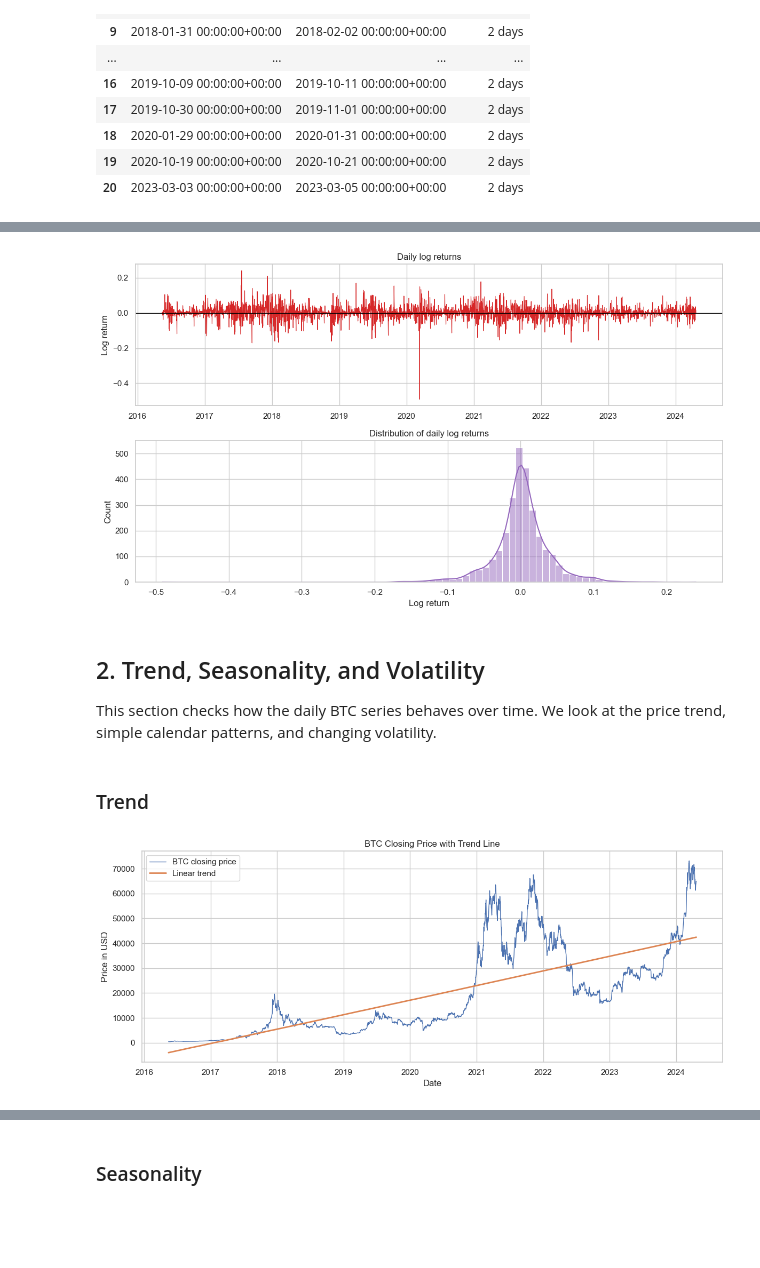
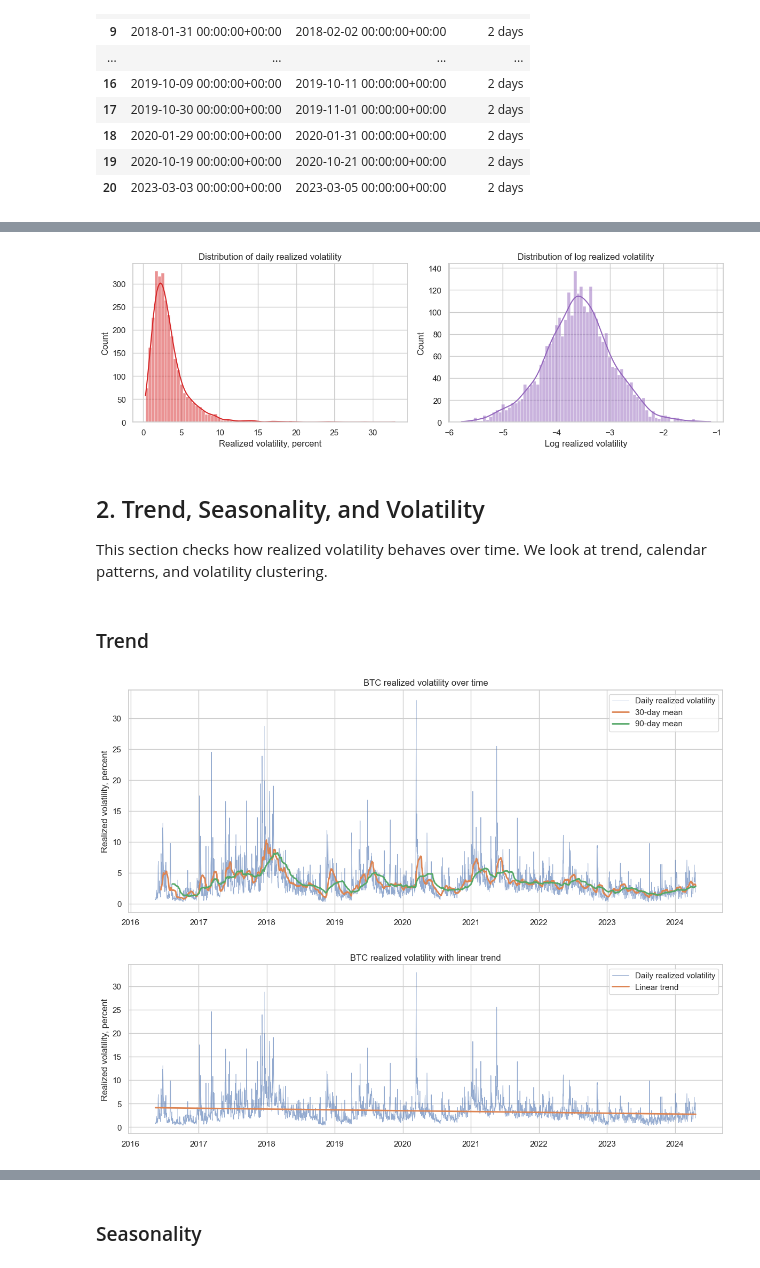
Before and after one commit to pBraxton02/LSTM_SGARCH_rr, a Jupyter notebook: EDA.ipynb, the cells around one changed output, grey strips where cells are left out. Cells and saved outputs as stored; diff of their text form; code cells hidden in the pictures; blank space fills up the shorter version.

```diff
--- a/EDA.ipynb
+++ b/EDA.ipynb
@@ -19,4 +40,5 @@ pd.options.display.float_format = "{:,.4f}".format
 # %%
-DATA_PATH = Path("data/BTC/BTC_USD_coinbase_spot_daily_features.csv")
+DAILY_DATA_PATH = Path("data/BTC/BTC_USD_coinbase_spot_daily_features.csv")
 METADATA_PATH = Path("data/BTC/BTC_USD_coinbase_spot_daily_features.metadata.json")
 SCALER_PATH = Path("data/BTC/BTC_USD_coinbase_spot_daily_features.scaler.pkl")
+RAW_5MIN_PATH = Path("data/BTC/BTC_USD_coinbase_spot_5min.csv")
@@ -23,5 +49,5 @@ SCALER_PATH = Path("data/BTC/BTC_USD_coinbase_spot_daily_features.scaler.pkl")
 # %%
-daily_scaled = pd.read_csv(DATA_PATH, parse_dates=["timestamp_utc"])
+daily_scaled = pd.read_csv(DAILY_DATA_PATH, parse_dates=["timestamp_utc"])
 
 with METADATA_PATH.open("r", encoding="utf-8") as file:
     metadata = json.load(file)
@@ -48,0 +103,13 @@ daily_full.head()
+# %%
+daily_full = daily_full.join(realized_daily, how="left")
+daily_full["target_realized_volatility_next"] = daily_full["realized_volatility"].shift(-1)
+daily_full["log_realized_volatility"] = np.log(daily_full["realized_volatility"])
+
+daily_full[[
+    "close",
+    "log_return",
+    "realized_volatility",
+    "realized_volatility_pct",
+    "target_realized_volatility_next",
+    "split",
+]].head()
@@ -211,43 +305,52 @@ plt.show()
 # %%
-fig, axes = plt.subplots(2, 1, figsize=(12, 7))
+fig, axes = plt.subplots(1, 2, figsize=(12, 4))
 
-axes[0].plot(daily.index, daily["log_return"], color="tab:red", linewidth=0.8)
-axes[0].axhline(0, color="black", linewidth=1)
-axes[0].set_title("Daily log returns")
-axes[0].set_ylabel("Log return")
+sns.histplot(daily["realized_volatility_pct"], bins=80, kde=True, ax=axes[0], color="tab:red")
+axes[0].set_title("Distribution of daily realized volatility")
+axes[0].set_xlabel("Realized volatility, percent")
 
-sns.histplot(daily["log_return"], bins=80, kde=True, ax=axes[1], color="tab:purple")
-axes[1].set_title("Distribution of daily log returns")
-axes[1].set_xlabel("Log return")
+sns.histplot(daily["log_realized_volatility"].dropna(), bins=80, kde=True, ax=axes[1], color="tab:purple")
+axes[1].set_title("Distribution of log realized volatility")
+axes[1].set_xlabel("Log realized volatility")
 
 plt.tight_layout()
 plt.show()
 # %% [output]
-[figure, old version]
+[figure, new version]
 # %% [markdown]
 ## 2. Trend, Seasonality, and Volatility
 
-This section checks how the daily BTC series behaves over time. We look at the price trend, simple calendar patterns, and changing volatility.
+This section checks how realized volatility behaves over time. We look at trend, calendar patterns, and volatility clustering.
 # %% [markdown]
 ### Trend
+# %%
+daily["realized_volatility_30d_mean"] = daily["realized_volatility"].rolling(30).mean()
+daily["realized_volatility_90d_mean"] = daily["realized_volatility"].rolling(90).mean()
+
+plt.figure(figsize=(12, 5))
+plt.plot(daily.index, daily["realized_volatility_pct"], label="Daily realized volatility", linewidth=0.7, alpha=0.6)
+plt.plot(daily.index, daily["realized_volatility_30d_mean"] * 100, label="30-day mean", linewidth=2)
+plt.plot(daily.index, daily["realized_volatility_90d_mean"] * 100, label="90-day mean", linewidth=2)
+plt.title("BTC realized volatility over time")
+plt.ylabel("Realized volatility, percent")
+plt.legend()
+plt.tight_layout()
+plt.show()
+# %% [output]
+[figure, added]
 # %%
-trend_data = daily["close"].dropna()
-
-x = np.arange(len(trend_data))
-
-trend_coef = np.polyfit(x, trend_data, 1)
+volatility_trend_data = daily["realized_volatility"].dropna()
+x = np.arange(len(volatility_trend_data))
+trend_coef = np.polyfit(x, volatility_trend_data, 1)
 trend_line = np.polyval(trend_coef, x)
 
-plt.figure(figsize=(12, 5))
-
-plt.plot(trend_data.index, trend_data, label="BTC closing price", linewidth=1)
-plt.plot(trend_data.index, trend_line, label="Linear trend", linewidth=2)
-
-plt.title("BTC Closing Price with Trend Line")
-plt.xlabel("Date")
-plt.ylabel("Price in USD")
+plt.figure(figsize=(12, 4))
+plt.plot(volatility_trend_data.index, volatility_trend_data * 100, label="Daily realized volatility", linewidth=0.7, alpha=0.6)
+plt.plot(volatility_trend_data.index, trend_line * 100, label="Linear trend", linewidth=2)
+plt.title("BTC realized volatility with linear trend")
+plt.ylabel("Realized volatility, percent")
 plt.legend()
 plt.tight_layout()
 plt.show()
 # %% [output]
-[figure, old version]
+[figure, new version]
```
Also changed, not shown: parts of 47 cells of this notebook.
